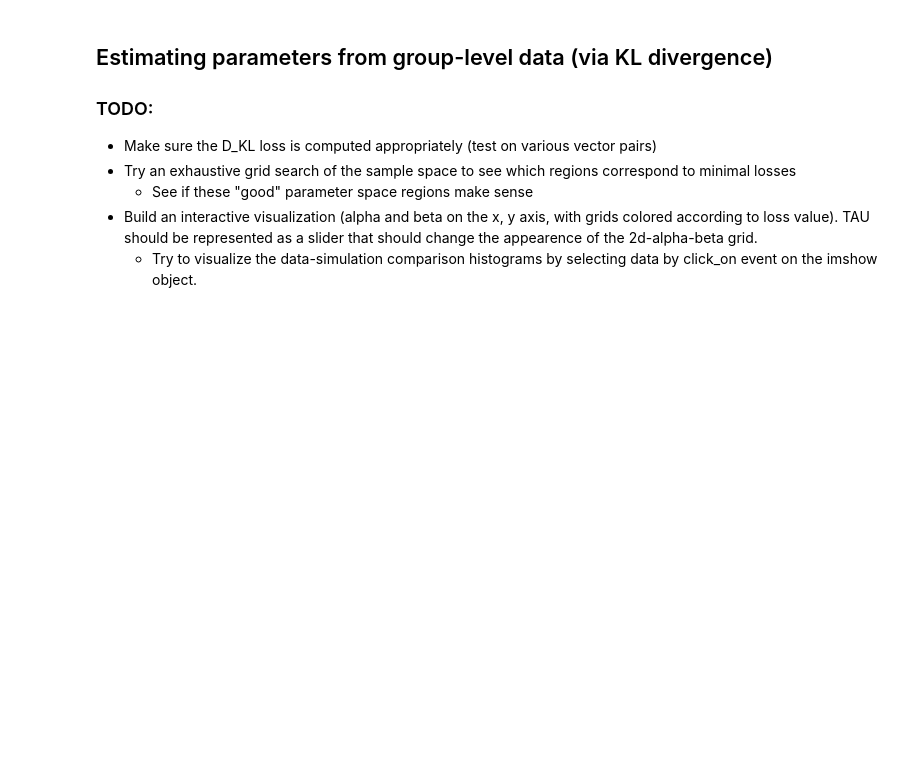
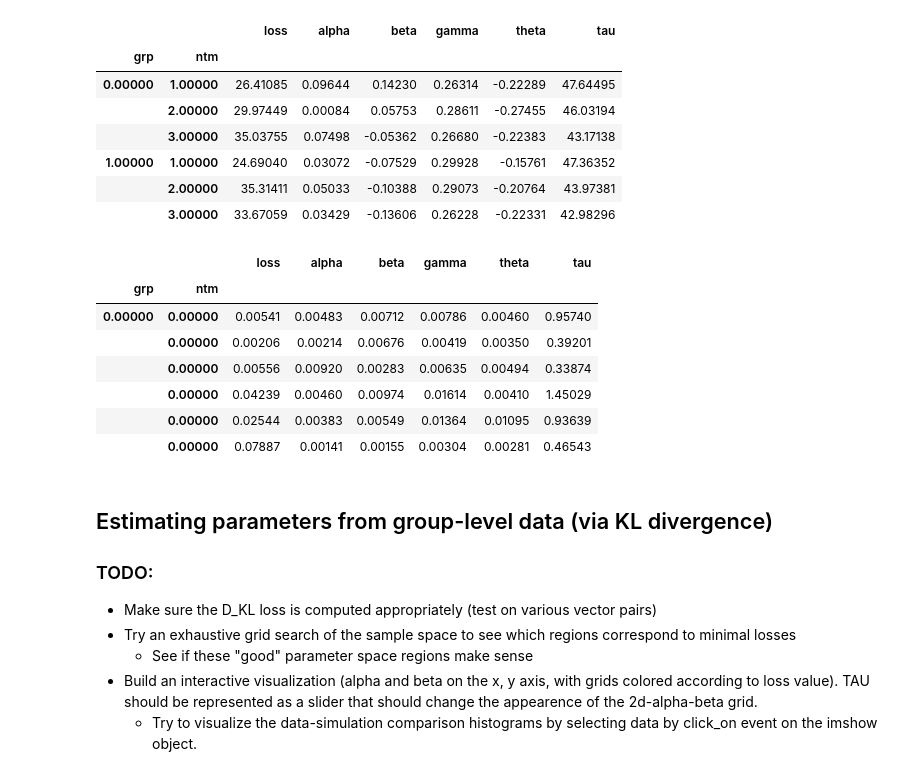
Before and after one commit to alex-ten/ConceptLab, a Jupyter notebook: simple_choice_model_2.ipynb, the cells around one changed output. Saved outputs shown, nothing was run; the diff lists cells and outputs as text; code cells hidden in the pictures; blank space fills up the shorter version.

```diff
--- a/simple_choice_model_2.ipynb
+++ b/simple_choice_model_2.ipynb
@@ -167,3 +349,30 @@ Adding an axes using the same arguments as a previous axes currently reuses the
+# %%
+mean = np.stack(gfdfs, axis=0).mean(axis=0)
+std = np.stack(gfdfs, axis=0).std(axis=0)
+mean_gfdf = gfdf.reset_index()
+mean_gfdf.loc[:, :] = mean
+
+std_gfdf = gfdf.reset_index()
+std_gfdf.loc[:, :] = std
+
+display(mean_gfdf.set_index(['grp','ntm']))
+# %% [output]
+|  |  | loss | alpha | beta | gamma | theta | tau |
+| grp | ntm |  |  |  |  |  |  |
+| 0.00000 | 1.00000 | 26.41085 | 0.09644 | 0.14230 | 0.26314 | -0.22289 | 47.64495 |
+|  | 2.00000 | 29.97449 | 0.00084 | 0.05753 | 0.28611 | -0.27455 | 46.03194 |
+|  | 3.00000 | 35.03755 | 0.07498 | -0.05362 | 0.26680 | -0.22383 | 43.17138 |
+| 1.00000 | 1.00000 | 24.69040 | 0.03072 | -0.07529 | 0.29928 | -0.15761 | 47.36352 |
+|  | 2.00000 | 35.31411 | 0.05033 | -0.10388 | 0.29073 | -0.20764 | 43.97381 |
+|  | 3.00000 | 33.67059 | 0.03429 | -0.13606 | 0.26228 | -0.22331 | 42.98296 |
+|  |  | loss | alpha | beta | gamma | theta | tau |
+| grp | ntm |  |  |  |  |  |  |
+| 0.00000 | 0.00000 | 0.00541 | 0.00483 | 0.00712 | 0.00786 | 0.00460 | 0.95740 |
+|  | 0.00000 | 0.00206 | 0.00214 | 0.00676 | 0.00419 | 0.00350 | 0.39201 |
+|  | 0.00000 | 0.00556 | 0.00920 | 0.00283 | 0.00635 | 0.00494 | 0.33874 |
+|  | 0.00000 | 0.04239 | 0.00460 | 0.00974 | 0.01614 | 0.00410 | 1.45029 |
+|  | 0.00000 | 0.02544 | 0.00383 | 0.00549 | 0.01364 | 0.01095 | 0.93639 |
+|  | 0.00000 | 0.07887 | 0.00141 | 0.00155 | 0.00304 | 0.00281 | 0.46543 |
 # %% [markdown]
 ## Estimating parameters from group-level data (via KL divergence)
 
```
Also changed, not shown: parts of 10 cells of this notebook, 5 other files.
